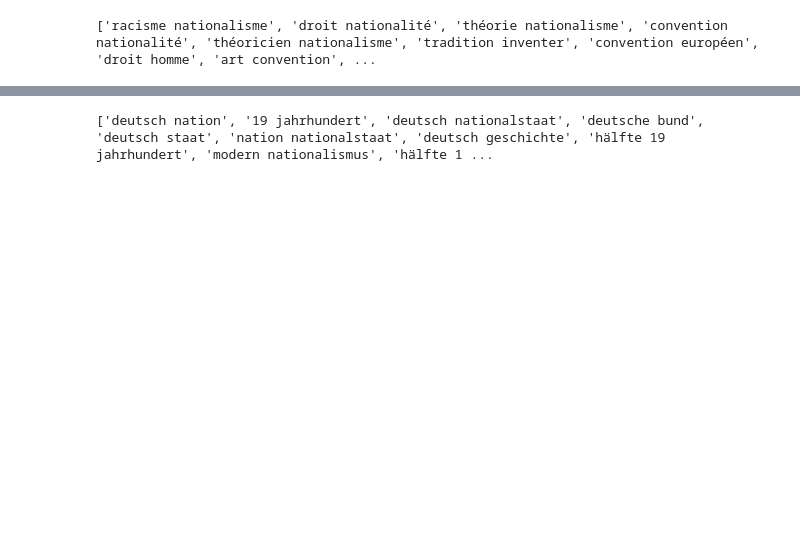
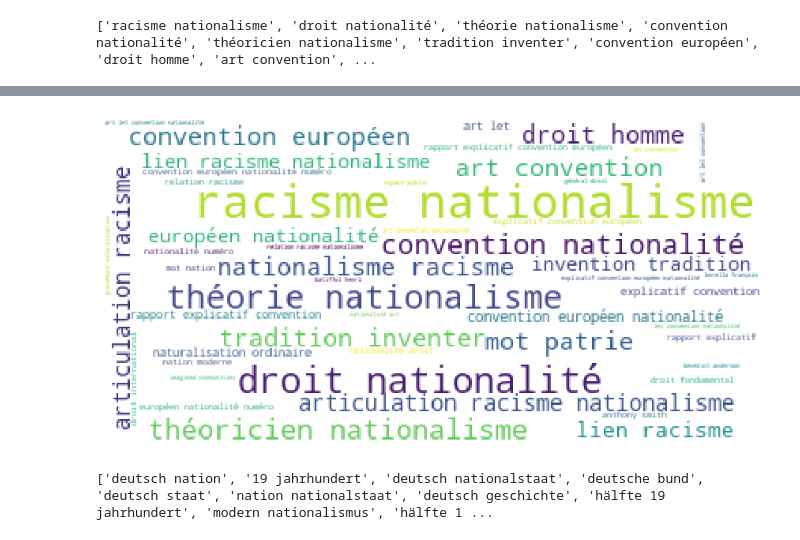
Before and after one commit to ludovicaschaerf/H-D_Project, a Jupyter notebook: N-grams Sociology of Nation.ipynb, the cells around one changed output, grey strips where cells are left out. Saved outputs shown, nothing was run; the diff lists cells and outputs as text; code cells hidden in the pictures; blank space fills up the shorter version.

```diff
--- a/N-grams Sociology of Nation.ipynb
+++ b/N-grams Sociology of Nation.ipynb
@@ -318,3 +314,8 @@ term_list = [feature_names[i] for i in swiss_indexes]
 print(term_list[:200])
 # %% [output]
 ['racisme nationalisme', 'droit nationalité', 'théorie nationalisme', 'convention nationalité', 'théoricien nationalisme', 'tradition inventer', 'convention européen', 'droit homme', 'art convention', ...
+# %%
+dense = X.todense()
+lst1 = dense.tolist()
+df = pd.DataFrame(lst1, columns=feature_names).T.sort_values(by=11, ascending=False)
+print(df[11])
@@ -321,3 +335,14 @@ print(term_list[:200])
+# %%
+Cloud = wordcloud.WordCloud(background_color="white", max_words=50).generate_from_frequencies(df[11][:50])
+# %%
+# display the word cloud
+fig, ax = plt.subplots(figsize=(15, 18))
+ax.imshow(Cloud, interpolation='bilinear')
+#plt.tight_layout()
+plt.axis('off')
+plt.show()
+# %% [output]
+[figure, added]
 # %%
 vectorizer = TfidfVectorizer(ngram_range=(2,4))
 X = vectorizer.fit_transform(german)
```
Also changed, not shown: parts of 24 cells of this notebook.
